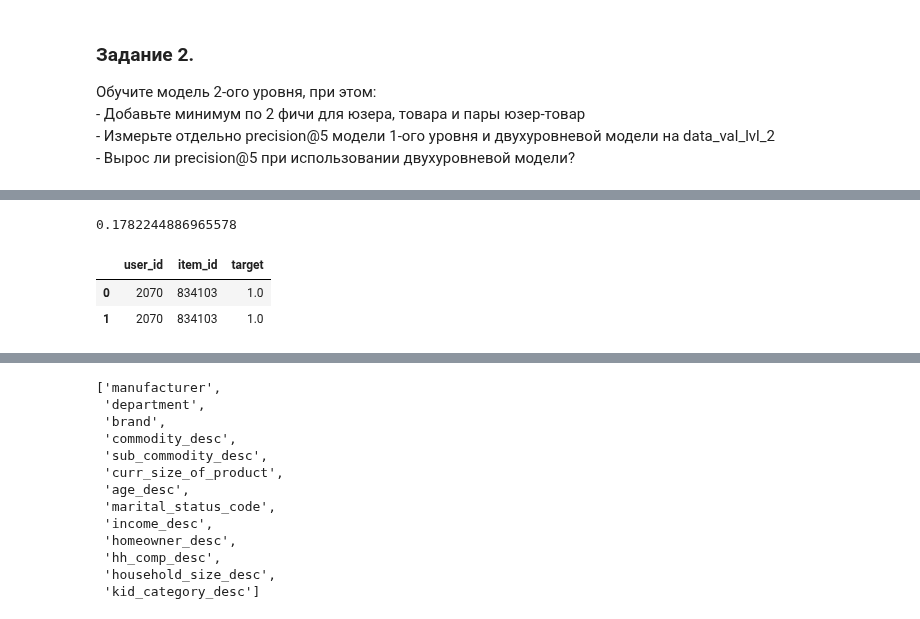
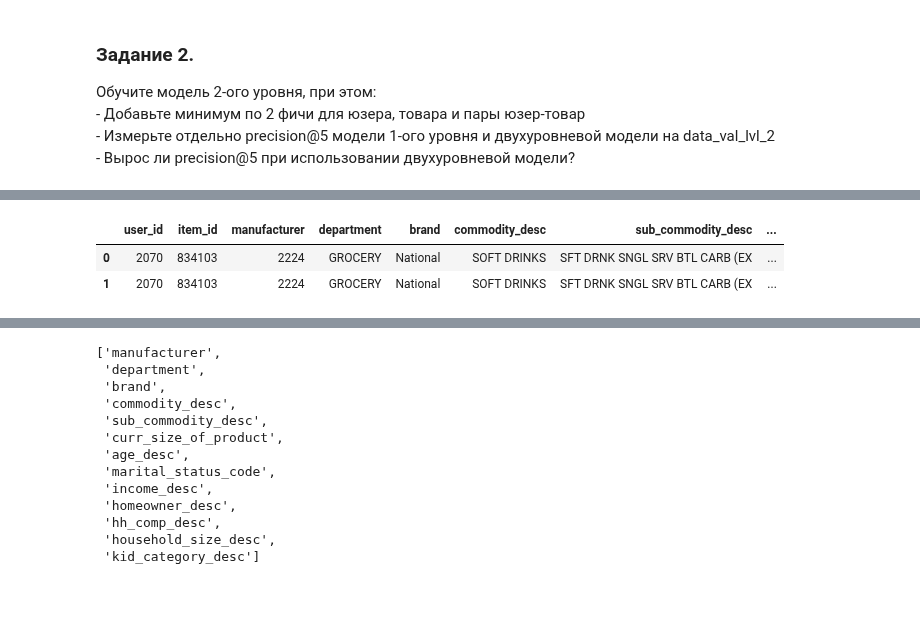
Before and after one commit to evelisko/GB_RegSys, a Jupyter notebook: Lesson_6/HW_RS_Lesson_6.ipynb, the cells around one changed output, grey strips where cells are left out. Saved outputs shown, nothing was run; the diff lists cells and outputs as text; code cells hidden in the pictures.

Commit message:
Lesson 6. Двухуровневые модели рекомендаций. М5

```diff
--- a/Lesson_6/HW_RS_Lesson_6.ipynb
+++ b/Lesson_6/HW_RS_Lesson_6.ipynb
@@ -239,13 +243,3 @@ plt.show()
 # result_lvl_2 = result_lvl_2[result_lvl_2['user_id'].isin(data_train_lvl_1['user_id'].unique())]
 # result_lvl_2['user_id'].count()
 # result_lvl_2.head(2)
-# %%
-N=50
-users_lvl_2 = pd.DataFrame(data_train_lvl_2['user_id'].unique())
-users_lvl_2.columns = ['user_id']
-
-# Пока только warm start
-users_lvl_2 = users_lvl_2[users_lvl_2['user_id'].isin(data_train_lvl_1['user_id'].unique())]
-
-# Заполняем кандидатов, на основе предсказания модели 1-го уровня.
-users_lvl_2['candidates'] = users_lvl_2['user_id'].apply(lambda x: recommender.get_own_recommendations(x, N=N))
@@ -280,10 +283,9 @@ targets_lvl_2.drop('drop', axis=1, inplace=True)
-# %%
-targets_lvl_2['target'].mean() #Угадали примерно 17% покупок.
-# %% [output]
-0.1782244886965578
+# %%
+X_train, y_train = perpare_lvl2(data_train_lvl_2)
+X_test, y_test = perpare_lvl2(data_val_lvl_2)
 # %%
-targets_lvl_2.head(2)
+X_train.head(2)
 # %% [output]
-|  | user_id | item_id | target |
-| 0 | 2070 | 834103 | 1.0 |
-| 1 | 2070 | 834103 | 1.0 |
+|  | user_id | item_id | manufacturer | department | brand | commodity_desc | sub_commodity_desc | ... |
+| 0 | 2070 | 834103 | 2224 | GROCERY | National | SOFT DRINKS | SFT DRNK SNGL SRV BTL CARB (EX | ... |
+| 1 | 2070 | 834103 | 2224 | GROCERY | National | SOFT DRINKS | SFT DRNK SNGL SRV BTL CARB (EX | ... |
```
Also changed, not shown: parts of 57 cells of this notebook.
